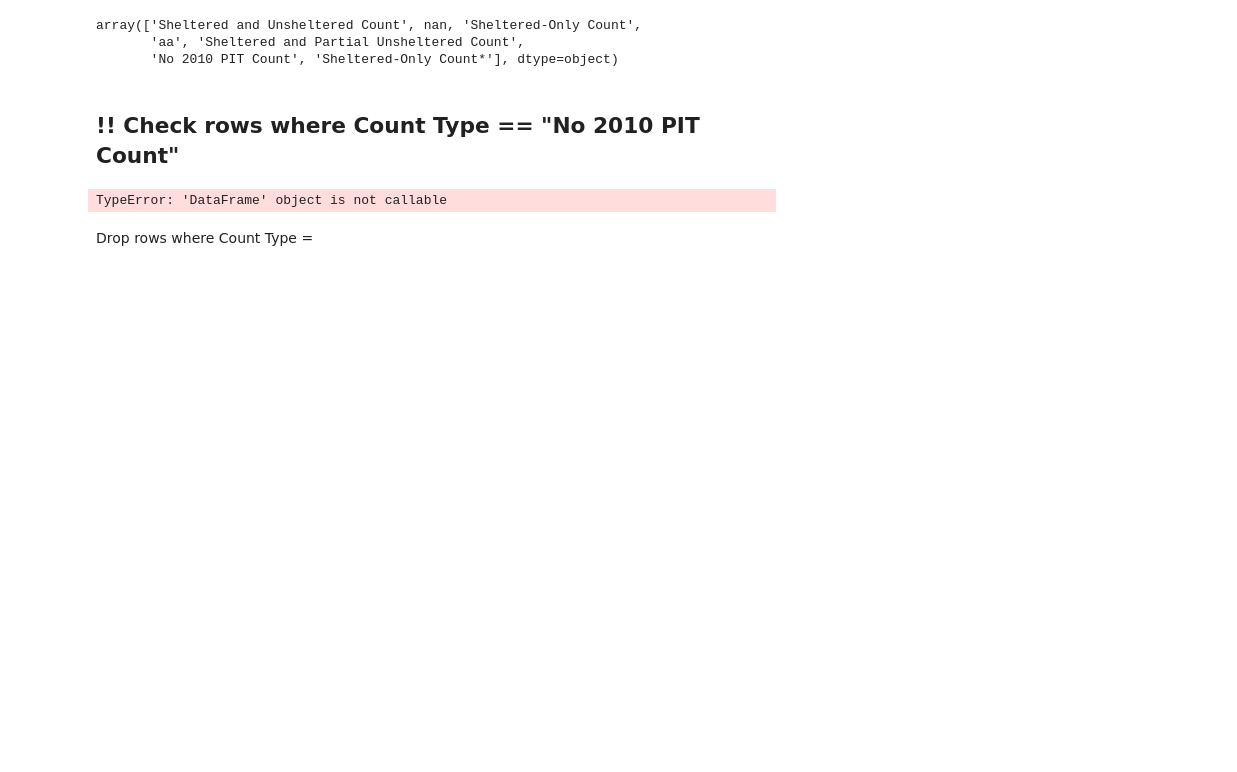
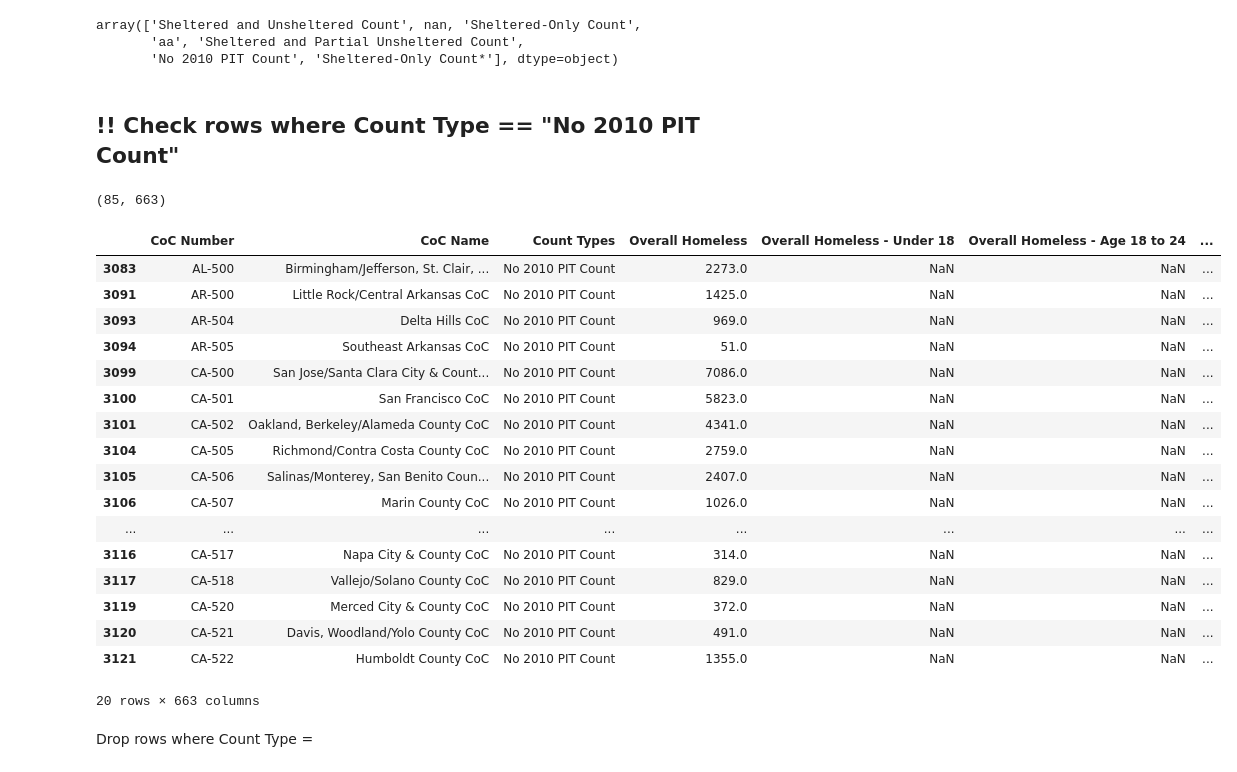
Before and after one commit to SinghNavnoor/homelessness_PIT_count_analysis, a Jupyter notebook: homeless_analysis.ipynb, the cells around one changed output. Saved outputs shown, nothing was run; the diff lists cells and outputs as text; code cells hidden in the pictures; blank space fills up the shorter version.

```diff
--- a/homeless_analysis.ipynb
+++ b/homeless_analysis.ipynb
@@ -832,9 +848,33 @@ array(['Sheltered and Unsheltered Count', nan, 'Sheltered-Only Count',
 # %% [markdown]
 ## !! Check rows where Count Type == "No 2010 PIT Count"
 # %%
-no_2010_pit_count = PitCount_07_23(PitCount_07_23['Count Types'] == 'No 2010 PIT Count')
+
+no_2010_pit_count_values = PitCount_07_23[PitCount_07_23['Count Types'] == 'No 2010 PIT Count']
+
+no_2010_pit_count_values.shape
 # %% [output]
-TypeError: 'DataFrame' object is not callable
+(85, 663)
+# %%
+no_2010_pit_count_values.head(20)
+# %% [output]
+|  | CoC Number | CoC Name | Count Types | Overall Homeless | Overall Homeless - Under 18 | Overall Homeless - Age 18 to 24 | ... |
+| 3083 | AL-500 | Birmingham/Jefferson, St. Clair, ... | No 2010 PIT Count | 2273.0 | NaN | NaN | ... |
+| 3091 | AR-500 | Little Rock/Central Arkansas CoC | No 2010 PIT Count | 1425.0 | NaN | NaN | ... |
+| 3093 | AR-504 | Delta Hills CoC | No 2010 PIT Count | 969.0 | NaN | NaN | ... |
+| 3094 | AR-505 | Southeast Arkansas CoC | No 2010 PIT Count | 51.0 | NaN | NaN | ... |
+| 3099 | CA-500 | San Jose/Santa Clara City & Count... | No 2010 PIT Count | 7086.0 | NaN | NaN | ... |
+| 3100 | CA-501 | San Francisco CoC | No 2010 PIT Count | 5823.0 | NaN | NaN | ... |
+| 3101 | CA-502 | Oakland, Berkeley/Alameda County CoC | No 2010 PIT Count | 4341.0 | NaN | NaN | ... |
+| 3104 | CA-505 | Richmond/Contra Costa County CoC | No 2010 PIT Count | 2759.0 | NaN | NaN | ... |
+| 3105 | CA-506 | Salinas/Monterey, San Benito Coun... | No 2010 PIT Count | 2407.0 | NaN | NaN | ... |
+| 3106 | CA-507 | Marin County CoC | No 2010 PIT Count | 1026.0 | NaN | NaN | ... |
+| ... | ... | ... | ... | ... | ... | ... | ... |
+| 3116 | CA-517 | Napa City & County CoC | No 2010 PIT Count | 314.0 | NaN | NaN | ... |
+| 3117 | CA-518 | Vallejo/Solano County CoC | No 2010 PIT Count | 829.0 | NaN | NaN | ... |
+| 3119 | CA-520 | Merced City & County CoC | No 2010 PIT Count | 372.0 | NaN | NaN | ... |
+| 3120 | CA-521 | Davis, Woodland/Yolo County CoC | No 2010 PIT Count | 491.0 | NaN | NaN | ... |
+| 3121 | CA-522 | Humboldt County CoC | No 2010 PIT Count | 1355.0 | NaN | NaN | ... |
+20 rows × 663 columns
 # %% [markdown]
 Drop rows where Count Type =
 # %%
```
Also changed, not shown: parts of 8 cells of this notebook.
